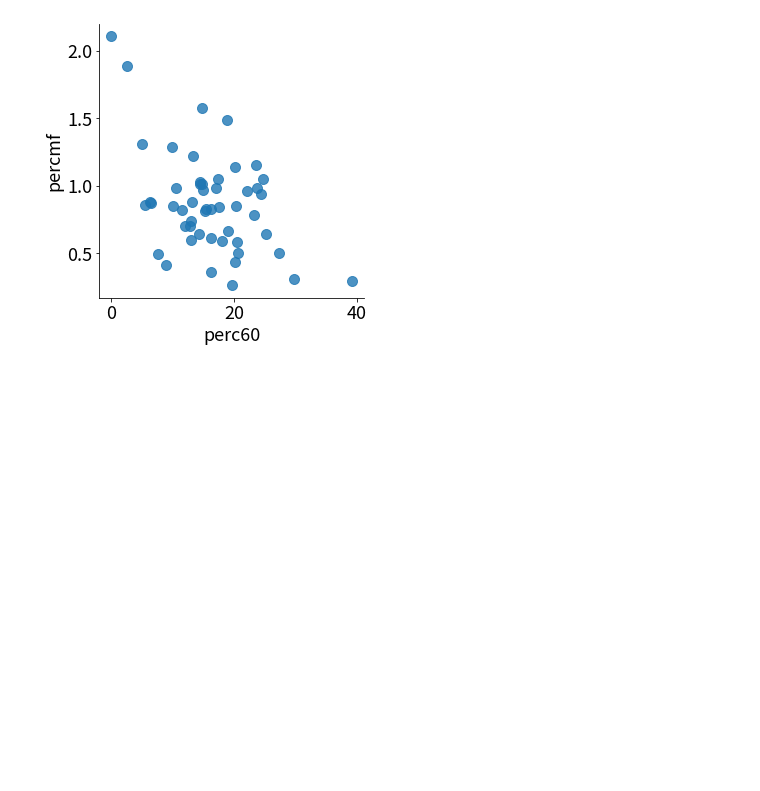
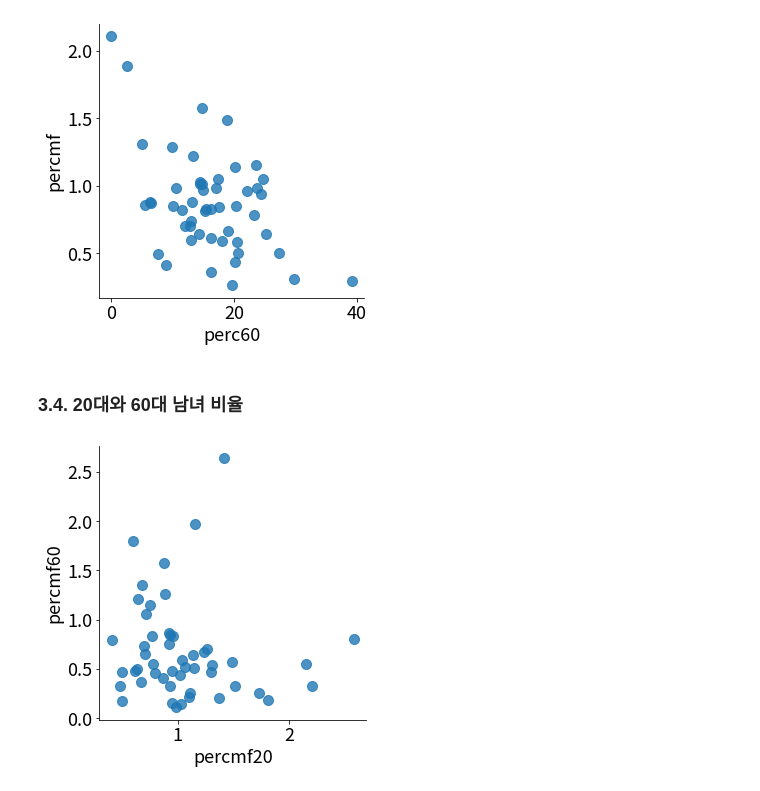
Before and after one commit to CoodingPenguin/data-contest-collection, a Jupyter notebook: sports-data-application-contest-2020/체력인증센터이용자현황.ipynb, the cells around one changed output. Cells and saved outputs as stored; diff of their text form; code cells hidden in the pictures; blank space fills up the shorter version.

```diff
--- a/sports-data-application-contest-2020/체력인증센터이용자현황.ipynb
+++ b/sports-data-application-contest-2020/체력인증센터이용자현황.ipynb
@@ -1268,3 +1279,10 @@ sns.lmplot('perc60', 'percmf', data=df_2019, fit_reg=False, scatter_kws={'s':100
 plt.show()
 # %% [output]
 [figure]
+# %% [markdown]
+### 3.4. 20대와 60대 남녀 비율
+# %%
+sns.lmplot('percmf20', 'percmf60', data=df_2019, fit_reg=False, scatter_kws={'s':100})
+plt.show()
+# %% [output]
+[figure, added]
```
Also changed, not shown: parts of 7 cells of this notebook.
